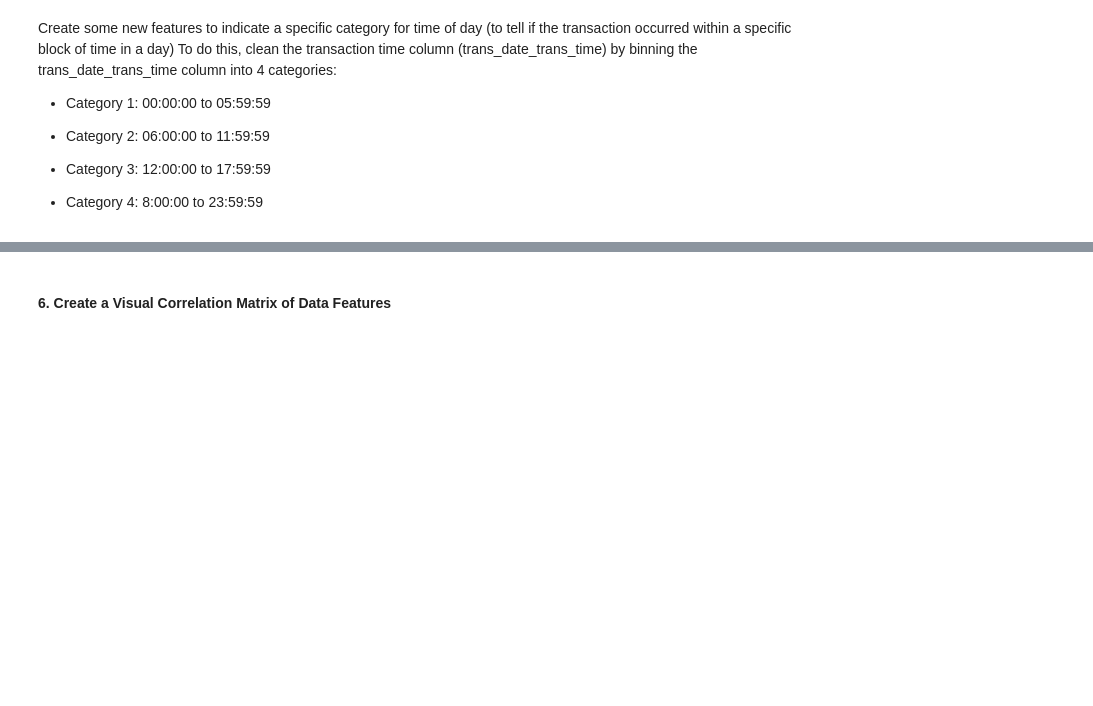
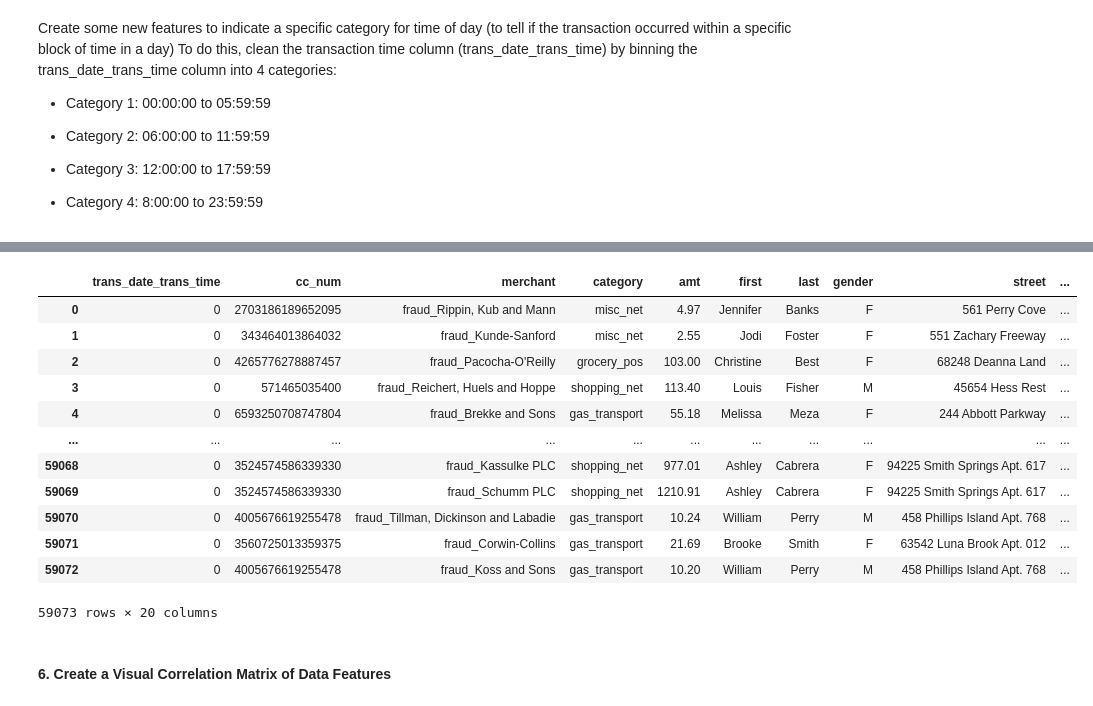
Before and after one commit to gezish/Credit-Card-Fraud-Detection-with-ML, a Jupyter notebook: notebooks/fraud_detection_modeling.ipynb, the cells around one changed output, grey strips where cells are left out. Saved outputs shown, nothing was run; the diff lists cells and outputs as text; code cells hidden in the pictures; blank space fills up the shorter version.

```diff
--- a/notebooks/fraud_detection_modeling.ipynb
+++ b/notebooks/fraud_detection_modeling.ipynb
@@ -157,3 +158,19 @@ Name: trans_date_trans_time, dtype: int64
+# %%
+data
+# %% [output]
+|  | trans_date_trans_time | cc_num | merchant | category | amt | first | last | gender | street | ... |
+| 0 | 0 | 2703186189652095 | fraud_Rippin, Kub and Mann | misc_net | 4.97 | Jennifer | Banks | F | 561 Perry Cove | ... |
+| 1 | 0 | 343464013864032 | fraud_Kunde-Sanford | misc_net | 2.55 | Jodi | Foster | F | 551 Zachary Freeway | ... |
+| 2 | 0 | 4265776278887457 | fraud_Pacocha-O'Reilly | grocery_pos | 103.00 | Christine | Best | F | 68248 Deanna Land | ... |
+| 3 | 0 | 571465035400 | fraud_Reichert, Huels and Hoppe | shopping_net | 113.40 | Louis | Fisher | M | 45654 Hess Rest | ... |
+| 4 | 0 | 6593250708747804 | fraud_Brekke and Sons | gas_transport | 55.18 | Melissa | Meza | F | 244 Abbott Parkway | ... |
+| ... | ... | ... | ... | ... | ... | ... | ... | ... | ... | ... |
+| 59068 | 0 | 3524574586339330 | fraud_Kassulke PLC | shopping_net | 977.01 | Ashley | Cabrera | F | 94225 Smith Springs Apt. 617 | ... |
+| 59069 | 0 | 3524574586339330 | fraud_Schumm PLC | shopping_net | 1210.91 | Ashley | Cabrera | F | 94225 Smith Springs Apt. 617 | ... |
+| 59070 | 0 | 4005676619255478 | fraud_Tillman, Dickinson and Labadie | gas_transport | 10.24 | William | Perry | M | 458 Phillips Island Apt. 768 | ... |
+| 59071 | 0 | 3560725013359375 | fraud_Corwin-Collins | gas_transport | 21.69 | Brooke | Smith | F | 63542 Luna Brook Apt. 012 | ... |
+| 59072 | 0 | 4005676619255478 | fraud_Koss and Sons | gas_transport | 10.20 | William | Perry | M | 458 Phillips Island Apt. 768 | ... |
+59073 rows × 20 columns
 # %% [markdown]
 #### 6. Create a Visual Correlation Matrix of Data Features
 # %% [markdown]
```
Also changed, not shown: parts of 3 cells of this notebook, 4 other files.
